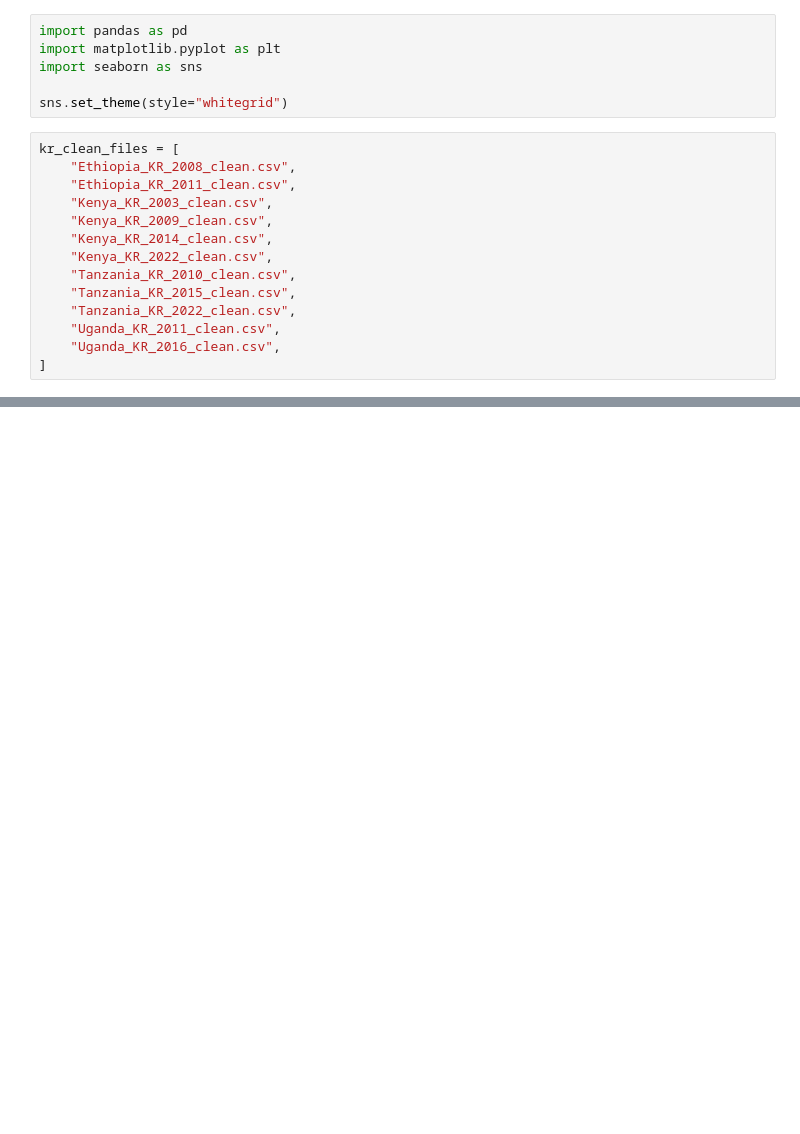
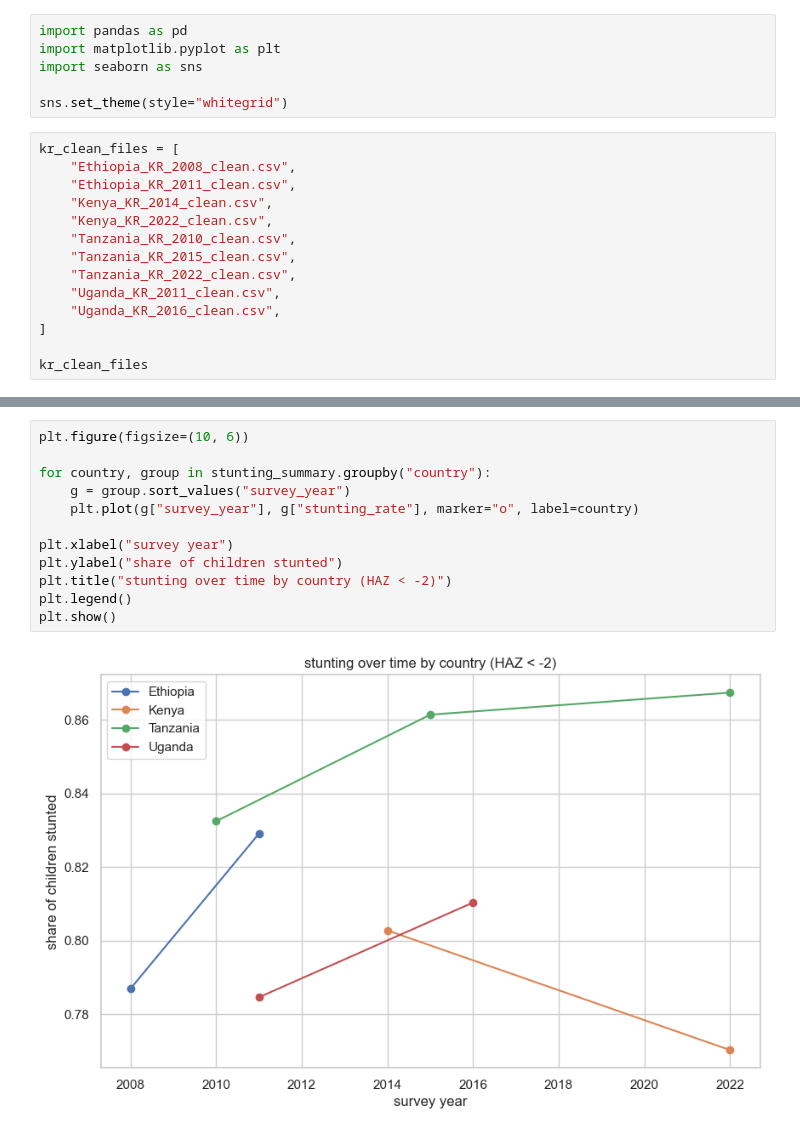
Before and after one commit to venusony/Climate-Malnutrition-EastAfrica, a Jupyter notebook: climate plus region data/children across regions.ipynb, the cells around one changed output, grey strips where cells are left out. Drawn from its saved outputs; the diff is of its cells as text; blank space fills up the shorter version.

Commit message:
visualization (2)

```diff
--- a/climate plus region data/children across regions.ipynb
+++ b/climate plus region data/children across regions.ipynb
@@ -8,8 +8,6 @@ sns.set_theme(style="whitegrid")
 kr_clean_files = [
     "Ethiopia_KR_2008_clean.csv",
     "Ethiopia_KR_2011_clean.csv",
-    "Kenya_KR_2003_clean.csv",
-    "Kenya_KR_2009_clean.csv",
     "Kenya_KR_2014_clean.csv",
     "Kenya_KR_2022_clean.csv",
     "Tanzania_KR_2010_clean.csv",
@@ -18,3 +16,5 @@ kr_clean_files = [
     "Uganda_KR_2011_clean.csv",
     "Uganda_KR_2016_clean.csv",
 ]
+
+kr_clean_files
@@ -112,0 +88,14 @@ NameError: name 'pick_col' is not defined
+# %%
+plt.figure(figsize=(10, 6))
+
+for country, group in stunting_summary.groupby("country"):
+    g = group.sort_values("survey_year")
+    plt.plot(g["survey_year"], g["stunting_rate"], marker="o", label=country)
+
+plt.xlabel("survey year")
+plt.ylabel("share of children stunted")
+plt.title("stunting over time by country (HAZ < -2)")
+plt.legend()
+plt.show()
+# %% [output]
+[figure, added]
```
Also changed, not shown: parts of 5 cells of this notebook.
